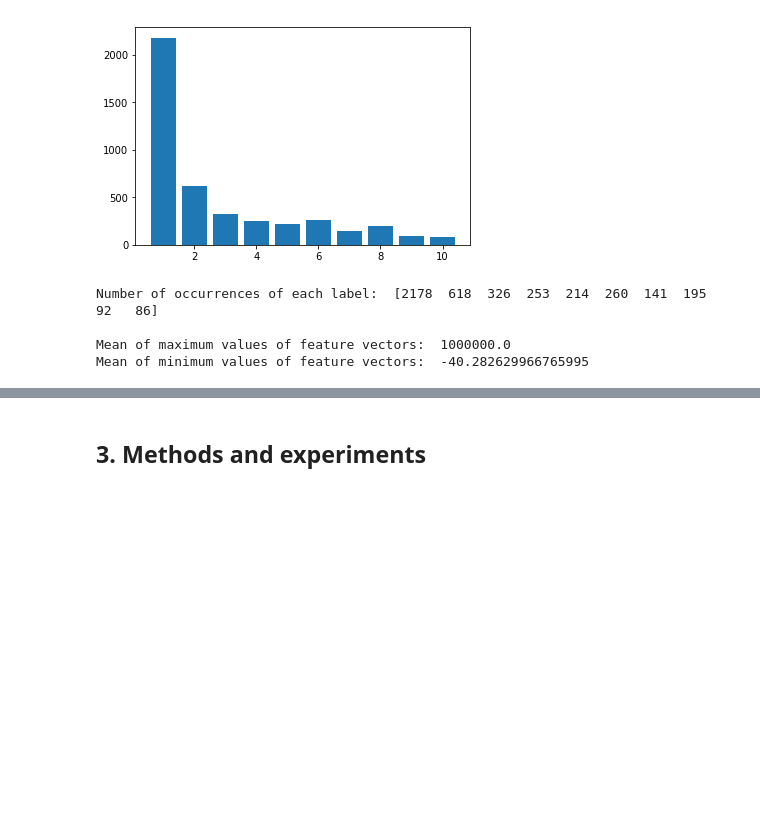
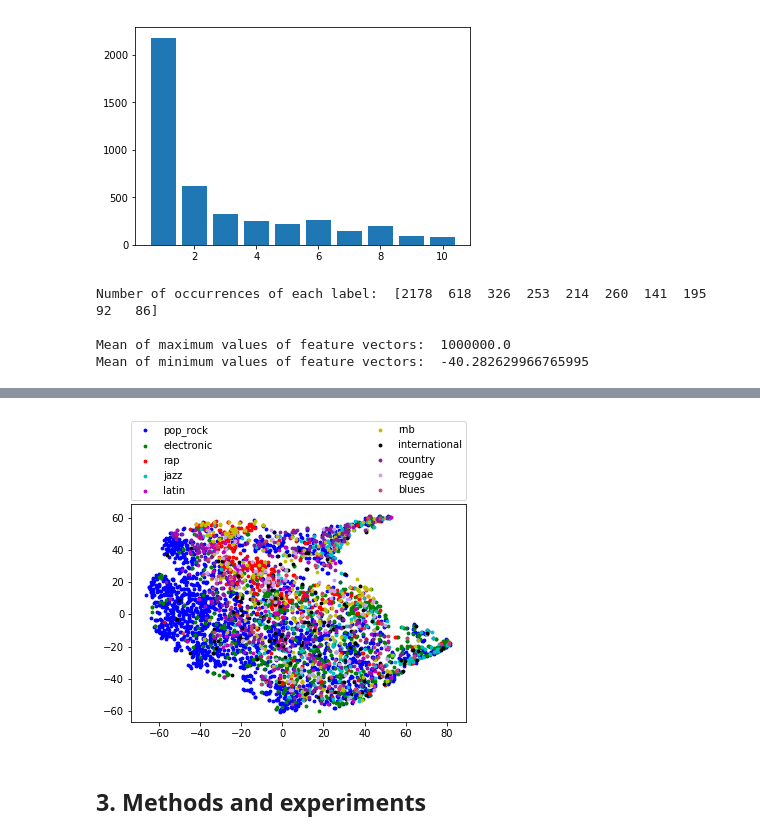
Before and after one commit to coldDitch/music_classification, a Jupyter notebook: MLBP2018 Project Report Template.ipynb, the cells around one changed output, grey strips where cells are left out. Drawn from its saved outputs; the diff is of its cells as text; code cells hidden in the pictures; blank space fills up the shorter version.

Commit message:
data visualization

```diff
--- a/MLBP2018 Project Report Template.ipynb
+++ b/MLBP2018 Project Report Template.ipynb
@@ -79,7 +80,7 @@ from matplotlib import pyplot as plt
 df_data=pd.read_csv('train_data.csv',header=None)
 df_label=pd.read_csv('train_labels.csv',header=None)
 df_test=pd.read_csv('test_data.csv',header=None)
-labels=df_label.values
+labels=df_label.values[:,0]
 features=df_data.values
 test_features=df_test.values
 
@@ -106,3 +111,24 @@ Mean of minimum values of feature vectors:  -40.282629966765995
+# %%
+#dimensionality reduction for enhanced tSNE grouping
+pca=PCA(n_components=20).fit_transform(features)
+stochaistic_neighbors=TSNE(n_components=2).fit_transform(pca)
+
+music_by_category=[]
+for i in range(0,10):
+    music_by_category.append([])
+for i in range(0,len(features)):
+    music_by_category[labels[i]-1].append(np.asarray(stochaistic_neighbors[i]))
+
+names=['pop_rock','electronic','rap','jazz','latin','rnb','international','country','reggae','blues']
+colors=['b', 'g', 'r', 'c', 'm', 'y', 'k','#7e1e9c','#c79fef','#cb416b']
+
+for i in range(0,len(music_by_category)):
+    plt.scatter(np.transpose(music_by_category[i])[0],np.transpose(music_by_category[i])[1],c=colors[i],s=8,label=names[i])
+
+plt.legend(bbox_to_anchor=(0., 1.02, 1., .102), loc=3, ncol=2, mode="expand", borderaxespad=0.)
+plt.show()
+# %% [output]
+[figure, added]
 # %% [markdown]
 ## 3. Methods and experiments
 # %% [markdown]
```
Also changed, not shown: parts of 5 cells of this notebook.
